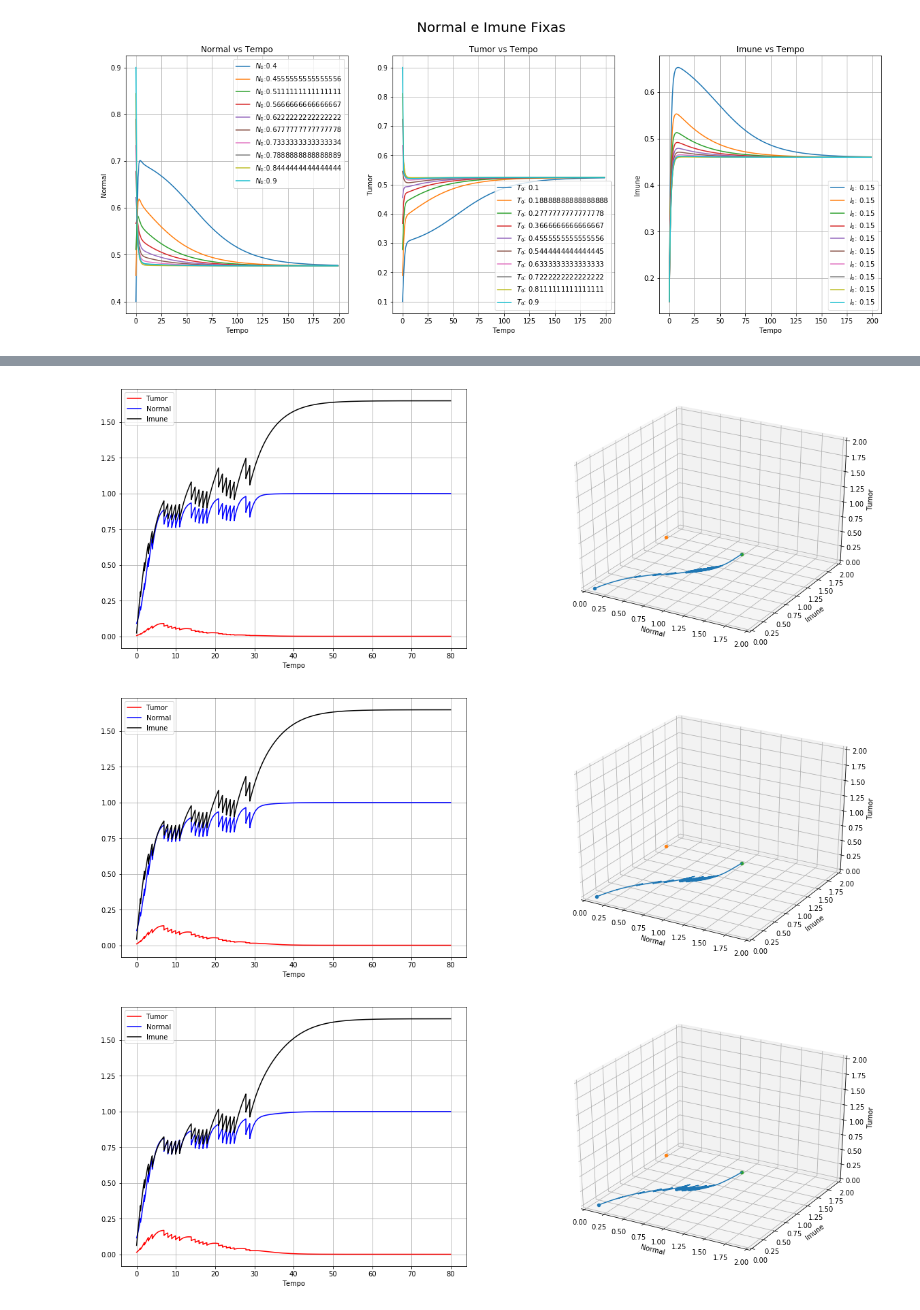
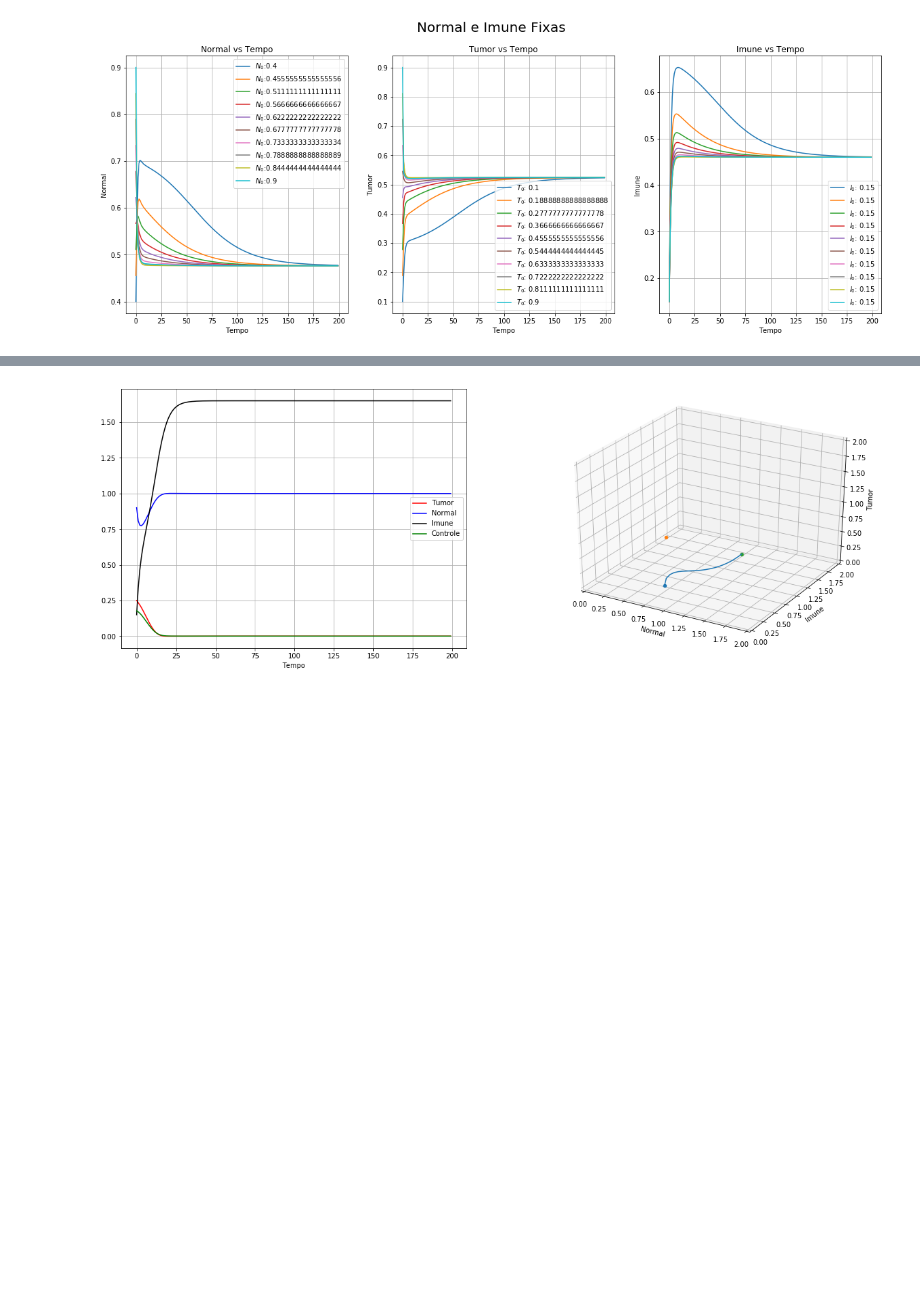
Before and after one commit to vdscruz/pibic-2018, a Jupyter notebook: codigos/code1.ipynb, the cells around one changed output, grey strips where cells are left out. Cells and saved outputs as stored; diff of their text form; code cells hidden in the pictures; blank space fills up the shorter version.

```diff
--- a/codigos/code1.ipynb
+++ b/codigos/code1.ipynb
@@ -379,6 +462,13 @@ model.process(with_treatment=True, plot2=True)
+# %%
+#SIMULAÇÃO DE CRESCIMENTO DE TUMOR DE CANCER DE MAMA COM CONTROLE (SEM TRATAMENTO)
+R_ = np.zeros((1,1))
+R_[0][0] = 1
+
+modelo = Model()
+modelo.setParameters(a_1, a_2, a_3, r_1, b_1, c_1, d_1, r_2, b_2, c_2, c_3, c_4, s, p, x, 200, 1, R=R_)
+modelo.initialConditions(N_0, T_0, I_0) # (N, T, I)
+modelo.process(with_control=True)
 # %%
-model.plot()
+modelo.plot()
 # %% [output]
-[figure, old version]
+[figure, new version]
-[figure, removed]
-[figure, removed]
```
Also changed, not shown: parts of 10 cells of this notebook.
